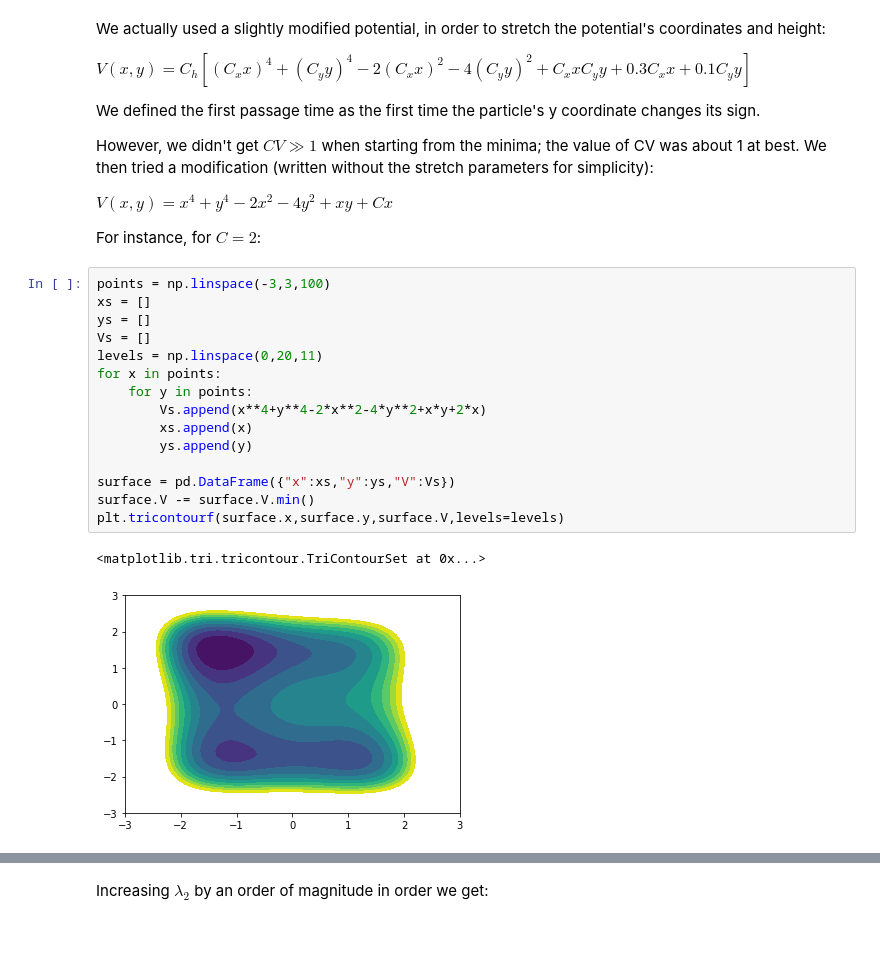
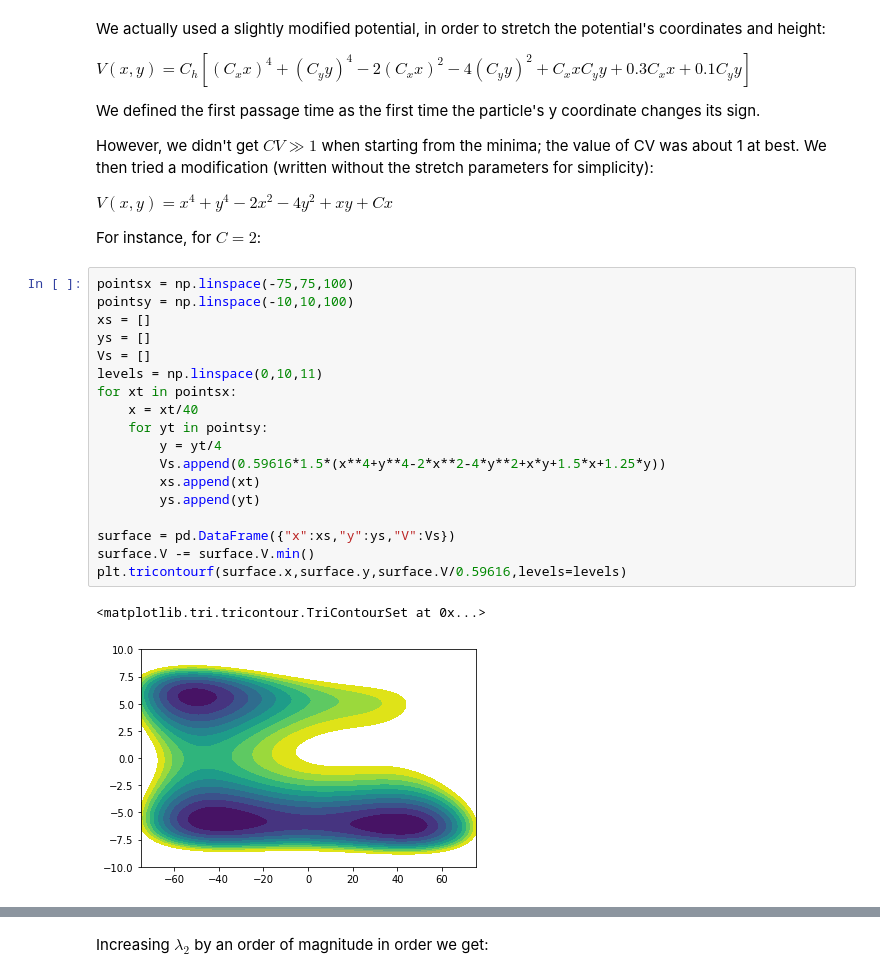
Before and after one commit to OfirBlumer/resetting, a Jupyter notebook: 2DsingleParticle/compare2Dpotentials.ipynb, the cells around one changed output, grey strips where cells are left out. Drawn from its saved outputs; the diff is of its cells as text; blank space fills up the shorter version.

```diff
--- a/2DsingleParticle/compare2Dpotentials.ipynb
+++ b/2DsingleParticle/compare2Dpotentials.ipynb
@@ -48,21 +71,24 @@ We then tried a modification (written without the stretch parameters for simplic
 $V(x,y) = x^4+y^4−2x^2−4y^2+xy+Cx$
 
 For instance, for $C=2$:
-# %%
-points = np.linspace(-3,3,100)
-xs = []
-ys = []
-Vs = []
-levels = np.linspace(0,20,11)
-for x in points:
-    for y in points:
-        Vs.append(x**4+y**4-2*x**2-4*y**2+x*y+2*x)
-        xs.append(x)
-        ys.append(y)
-
-surface = pd.DataFrame({"x":xs,"y":ys,"V":Vs})
-surface.V -= surface.V.min()
-plt.tricontourf(surface.x,surface.y,surface.V,levels=levels)
-# %% [output]
-<matplotlib.tri.tricontour.TriContourSet at 0x...>
-[figure, removed]
+# %%
+pointsx = np.linspace(-75,75,100)
+pointsy = np.linspace(-10,10,100)
+xs = []
+ys = []
+Vs = []
+levels = np.linspace(0,10,11)
+for xt in pointsx:
+    x = xt/40
+    for yt in pointsy:
+        y = yt/4
+        Vs.append(0.59616*1.5*(x**4+y**4-2*x**2-4*y**2+x*y+1.5*x+1.25*y))
+        xs.append(xt)
+        ys.append(yt)
+
+surface = pd.DataFrame({"x":xs,"y":ys,"V":Vs})
+surface.V -= surface.V.min()
+plt.tricontourf(surface.x,surface.y,surface.V/0.59616,levels=levels)
+# %% [output]
+<matplotlib.tri.tricontour.TriContourSet at 0x...>
+[figure, added]
```
Also changed, not shown: parts of 14 cells of this notebook, 9 other files.
